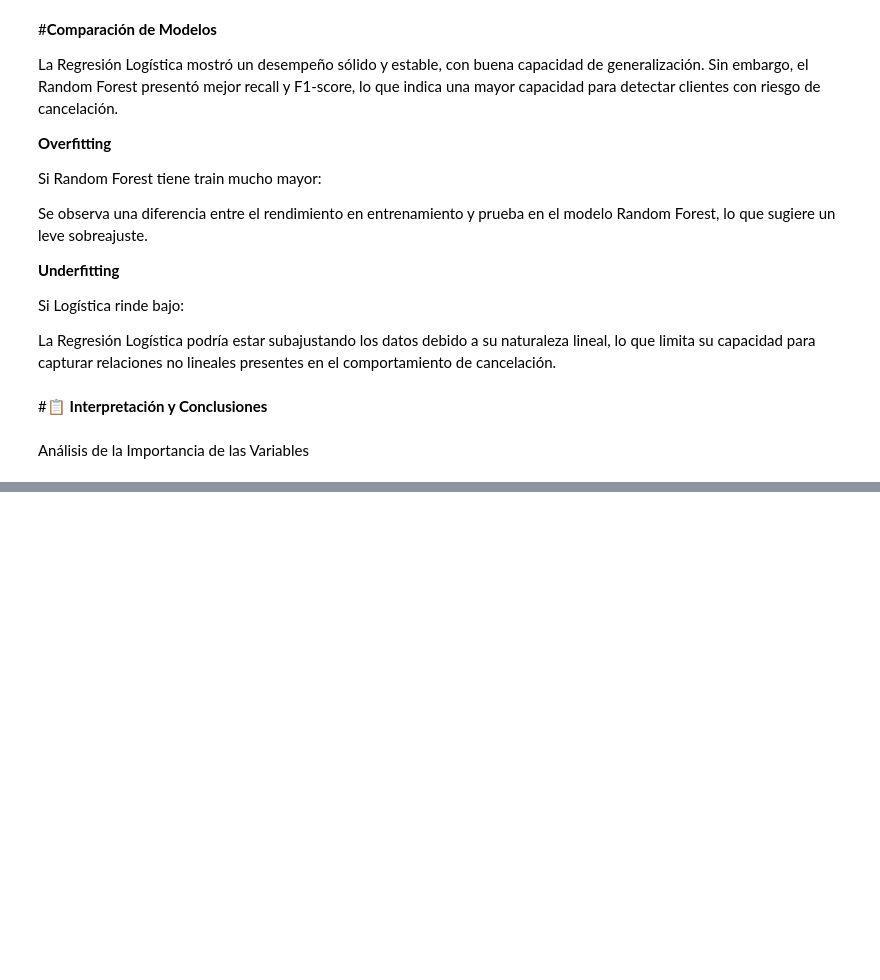
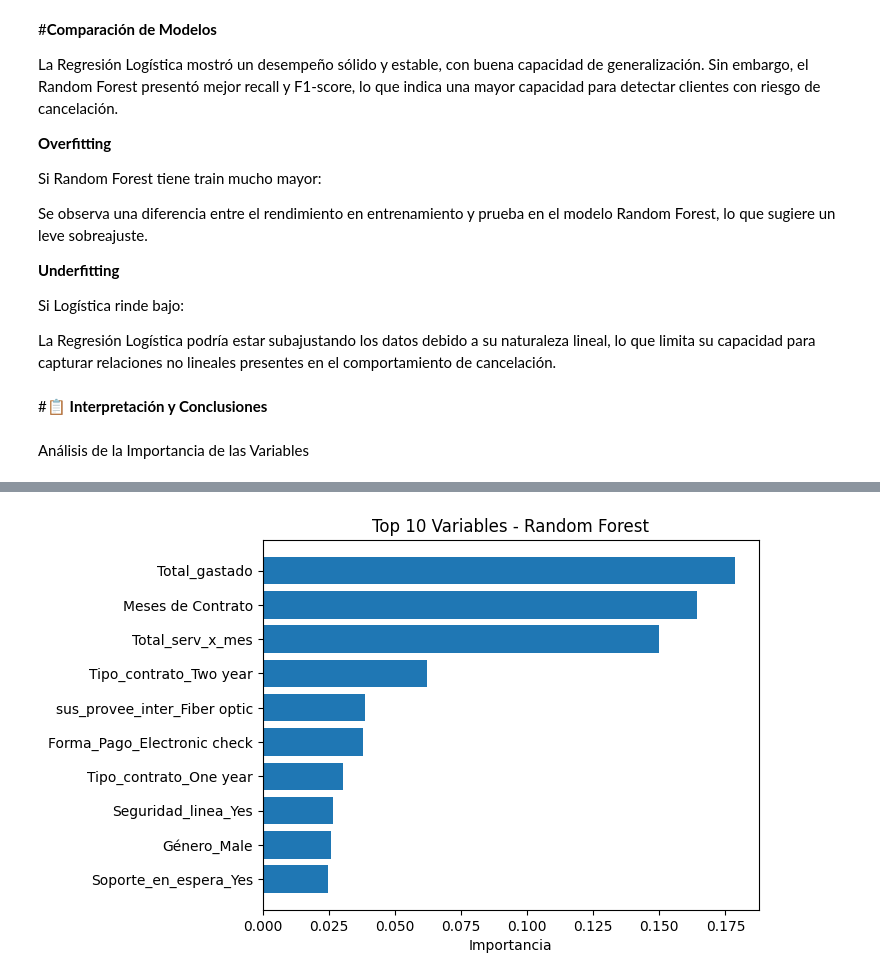
Before and after one commit to Charlymanuk/TELECOM-DESAFIO-PARTE-2, a Jupyter notebook: DESAFIO_TELECOM_2.ipynb, the cells around one changed output, grey strips where cells are left out. Drawn from its saved outputs; the diff is of its cells as text; code cells hidden in the pictures; blank space fills up the shorter version.

```diff
--- a/DESAFIO_TELECOM_2.ipynb
+++ b/DESAFIO_TELECOM_2.ipynb
@@ -504,0 +588,9 @@ Análisis de la Importancia de las Variables
+# %%
+#Random Forest – Importancia de Variables
+
+importancia_rf = pd.DataFrame({
+    'Variable': X_train.columns,
+    'Importancia': modelo_rf.feature_importances_
+}).sort_values(by='Importancia', ascending=False)
+
+importancia_rf.head(10)
@@ -504,0 +623,13 @@ Análisis de la Importancia de las Variables
+# %%
+import matplotlib.pyplot as plt
+
+top_vars = importancia_rf.head(10)
+
+plt.figure()
+plt.barh(top_vars['Variable'], top_vars['Importancia'])
+plt.gca().invert_yaxis()
+plt.xlabel("Importancia")
+plt.title("Top 10 Variables - Random Forest")
+plt.show()
+# %% [output]
+[figure, added]
```
Also changed, not shown: parts of 33 cells of this notebook.
